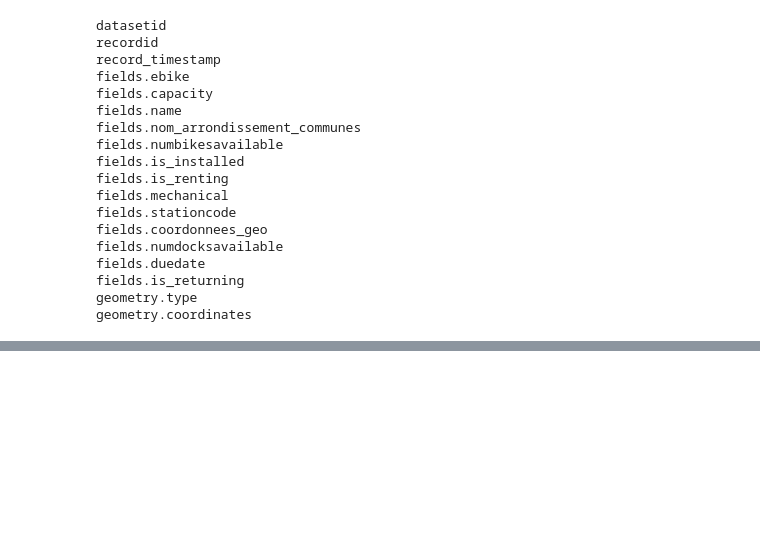
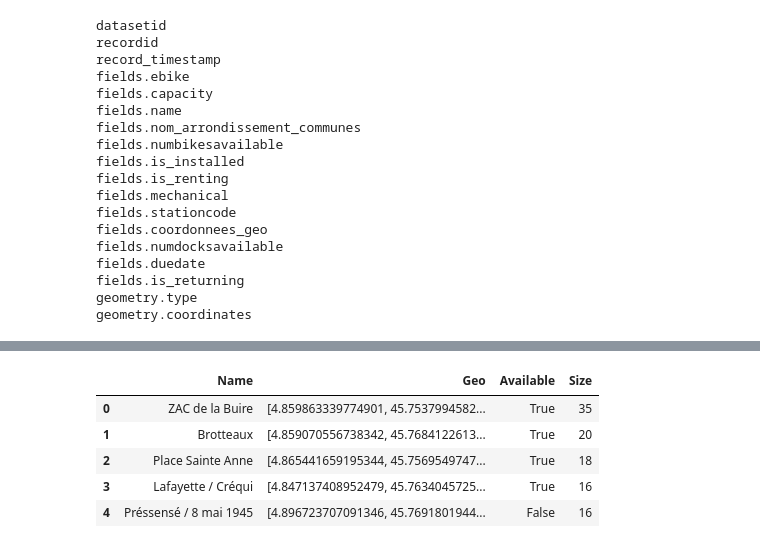
Before and after one commit to AlexandreVerept/velomongoISENVereptGreff, a Jupyter notebook: testsJupyter/test_jupyter.ipynb, the cells around one changed output, grey strips where cells are left out. Saved outputs shown, nothing was run; the diff lists cells and outputs as text; code cells hidden in the pictures; blank space fills up the shorter version.

```diff
--- a/testsJupyter/test_jupyter.ipynb
+++ b/testsJupyter/test_jupyter.ipynb
@@ -163,0 +244,23 @@ geometry.coordinates
+# %%
+def clean_lyon(dflyon):
+    dflyonclean = dflyon[["fields.name","fields.geo_shape.coordinates","fields.status","fields.bike_stand"]].drop_duplicates(subset=['fields.name'])
+    dflyonclean = dflyonclean.rename(columns={'fields.name':'Name','fields.geo_shape.coordinates':'Geo','fields.status':'Available','fields.bike_stand':'Size'})
+
+    # set the 'Available' column with boolean
+    dflyonclean['Available'] = dflyonclean['Available'].replace("OPEN","True")
+
+    for i, row in dflyonclean.iterrows():
+        if not row['Available'] == 'True':
+            dflyonclean['Available'].loc[i] = 'False'
+
+    return(dflyonclean)
+
+dflyonclean = clean_lyon(dflyon)
+dflyonclean.head()
+# %% [output]
+|  | Name | Geo | Available | Size |
+| 0 | ZAC de la Buire | [4.859863339774901, 45.7537994582... | True | 35 |
+| 1 | Brotteaux | [4.859070556738342, 45.7684122613... | True | 20 |
+| 2 | Place Sainte Anne | [4.865441659195344, 45.7569549747... | True | 18 |
+| 3 | Lafayette / Créqui | [4.847137408952479, 45.7634045725... | True | 16 |
+| 4 | Préssensé / 8 mai 1945 | [4.896723707091346, 45.7691801944... | False | 16 |
```
Also changed, not shown: parts of 12 cells of this notebook, 1 other file.
